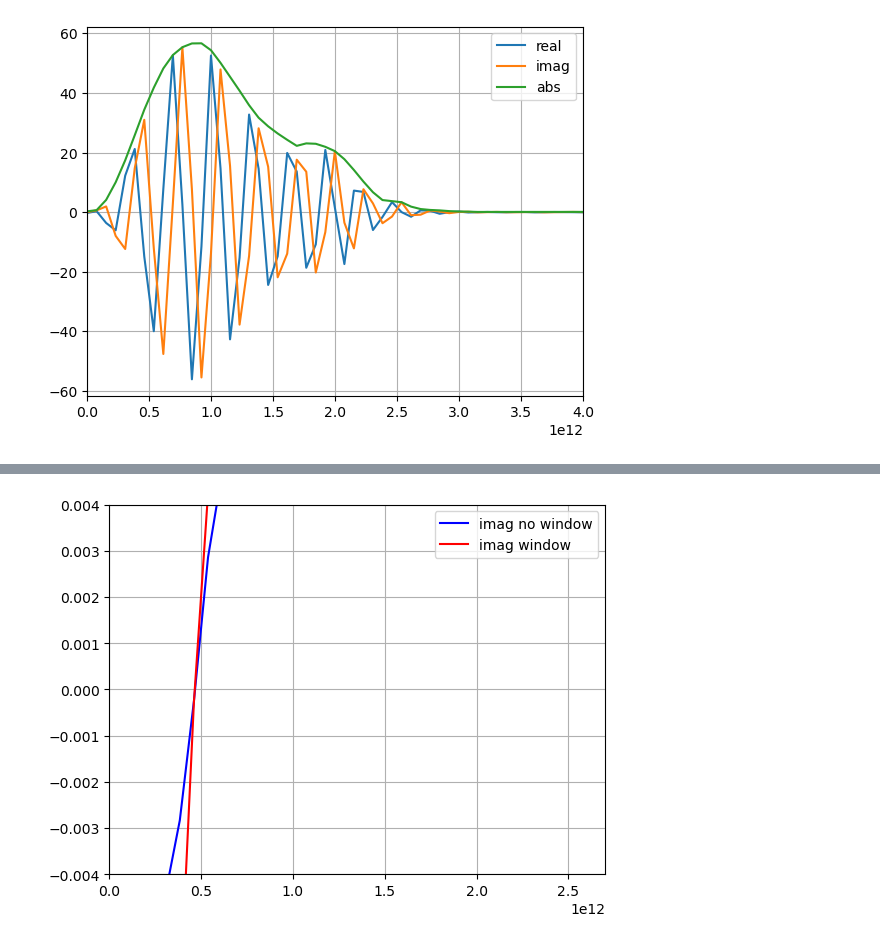
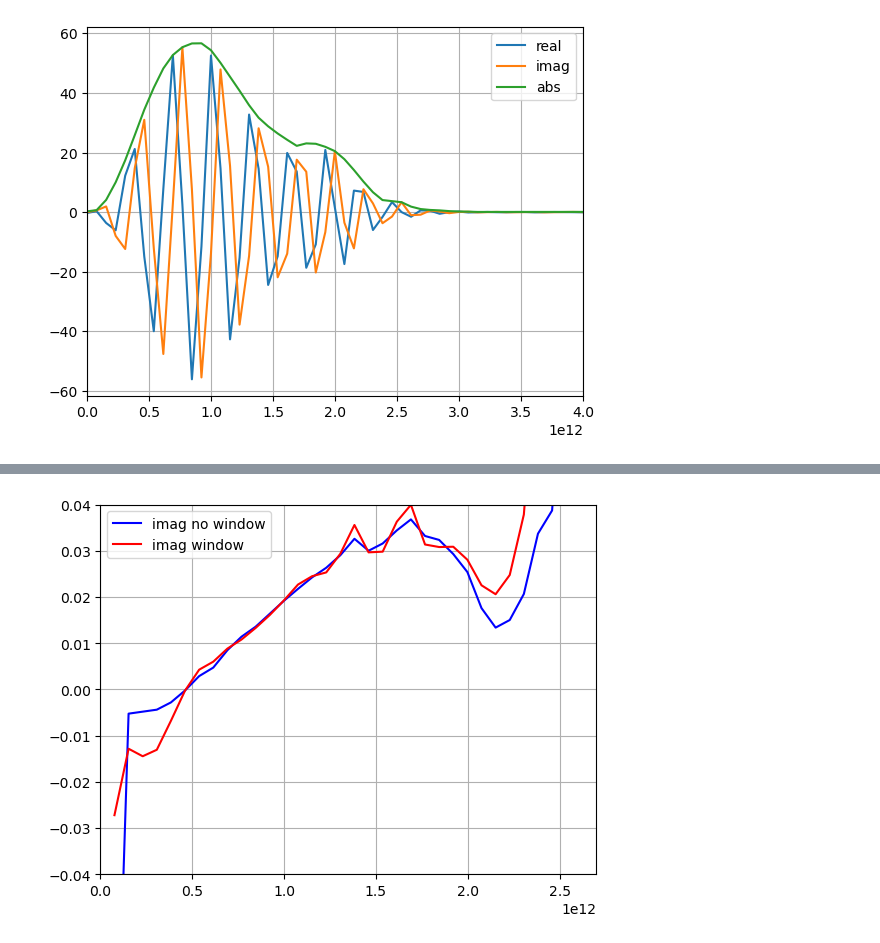
Before and after one commit to sebranchett/cheme-om-fft, a Jupyter notebook: FFT_data.ipynb, the cells around one changed output, grey strips where cells are left out. Cells and saved outputs as stored; diff of their text form; code cells hidden in the pictures.

```diff
--- a/FFT_data.ipynb
+++ b/FFT_data.ipynb
@@ -137,10 +137,10 @@ plt.show()
 # %%
 plt.xlim((0, 2.7e12))
-plt.ylim((-0.004, .004))
+plt.ylim((-0.04, .04))
 plt.plot(xf[1:N//2], np.imag(comp_array[1:N//2]), '-b', label='imag no window')
 plt.plot(xf[1:N//2], np.imag(comp_array_w[1:N//2]), '-r', label='imag window')
 plt.legend()
 plt.grid()
 plt.show()
 # %% [output]
-[figure, old version]
+[figure, new version]
```
Also changed, not shown: parts of 2 cells of this notebook.
